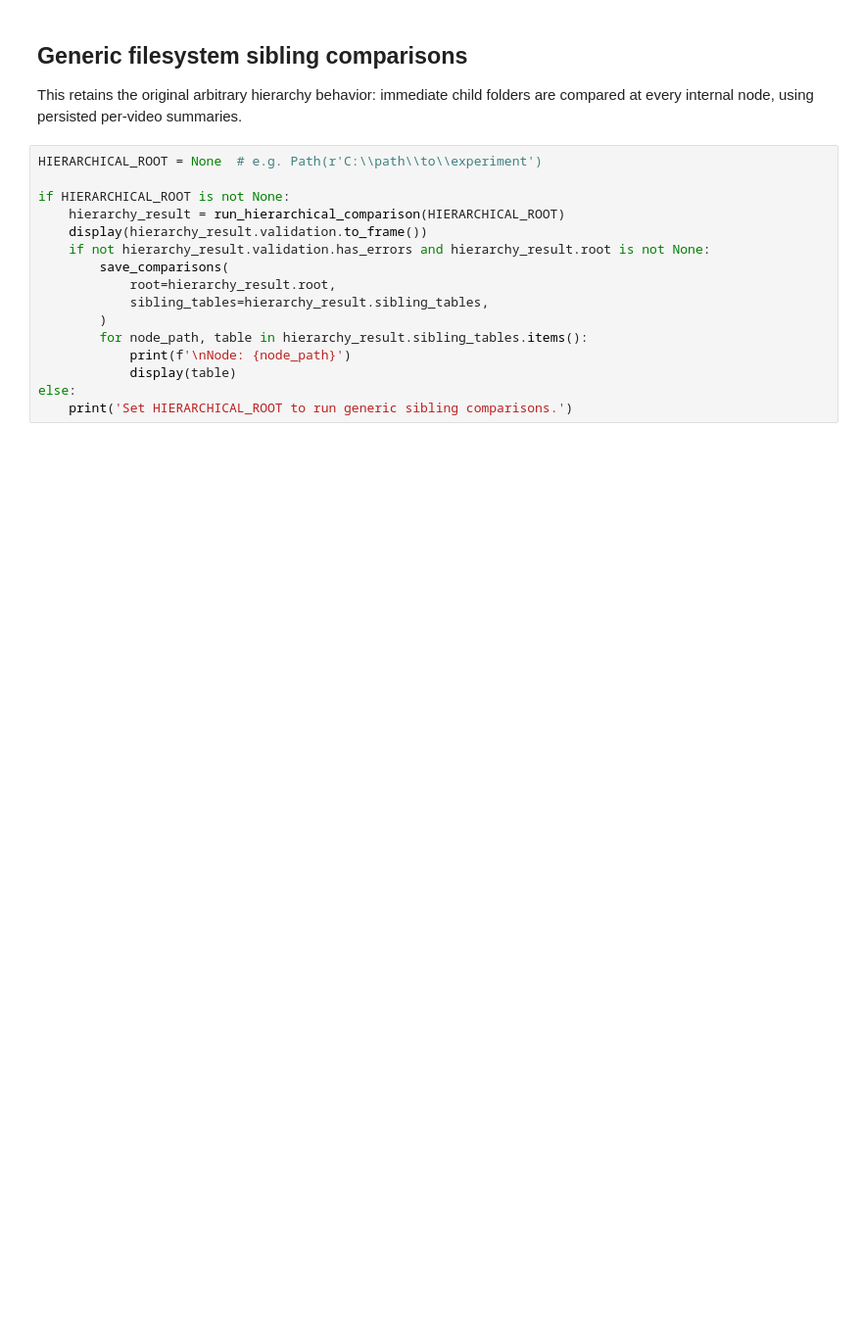
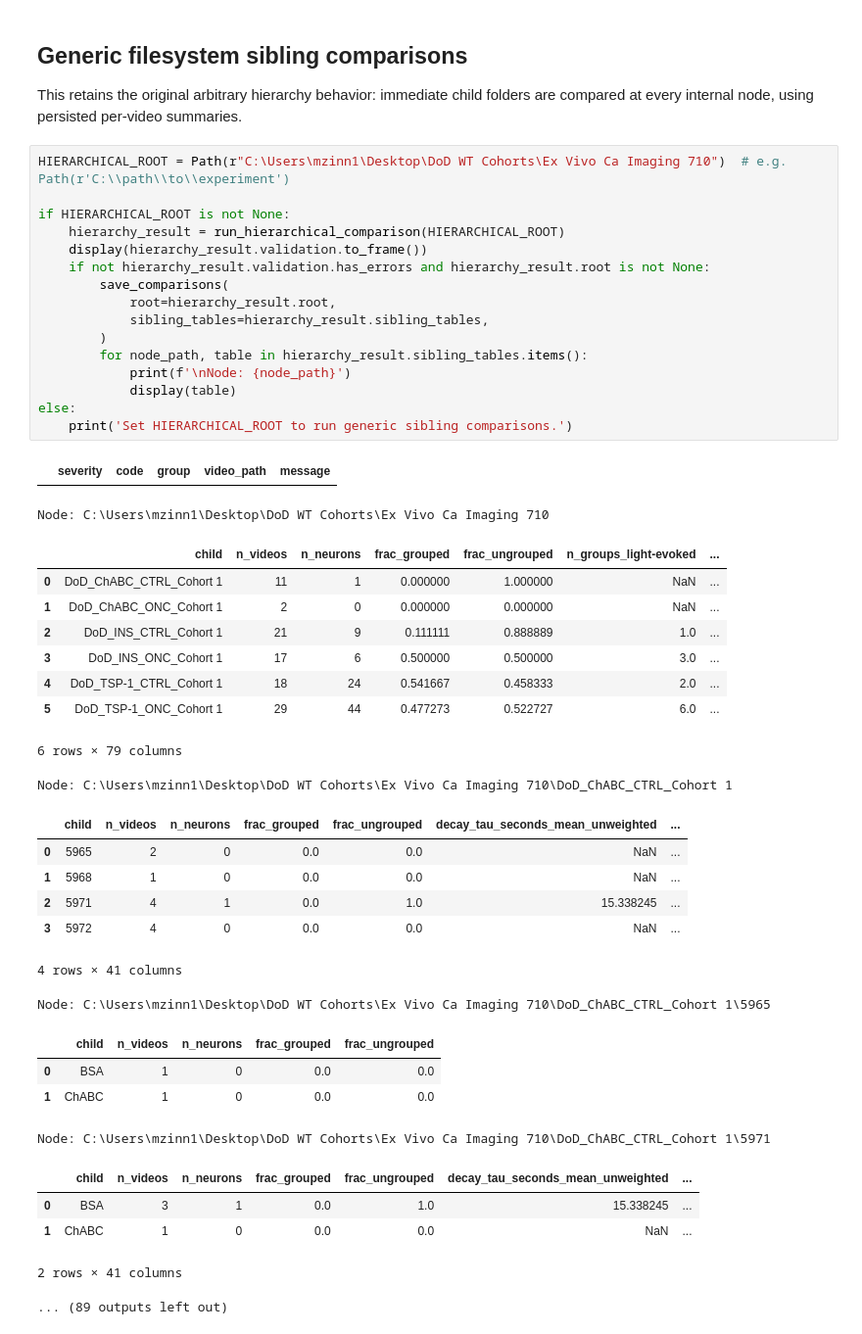
Before and after one commit to EyeResearcher/GCaMP-analysis, a Jupyter notebook: notebooks/comparative_analysis.ipynb, the cells around one changed output. Shown at 98% size. Saved outputs shown, nothing was run; the diff lists cells and outputs as text; blank space fills up the shorter version.

```diff
--- a/notebooks/comparative_analysis.ipynb
+++ b/notebooks/comparative_analysis.ipynb
@@ -88,18 +115,46 @@ else:
 
 This retains the original arbitrary hierarchy behavior: immediate child folders are compared at every internal node, using persisted per-video summaries.
 # %%
-HIERARCHICAL_ROOT = None  # e.g. Path(r'C:\\path\\to\\experiment')
+HIERARCHICAL_ROOT = Path(r"C:\Users\mzinn1\Desktop\DoD WT Cohorts\Ex Vivo Ca Imaging 710")  # e.g. Path(r'C:\\path\\to\\experiment')
 
 if HIERARCHICAL_ROOT is not None:
     hierarchy_result = run_hierarchical_comparison(HIERARCHICAL_ROOT)
     display(hierarchy_result.validation.to_frame())
     if not hierarchy_result.validation.has_errors and hierarchy_result.root is not None:
         save_comparisons(
             root=hierarchy_result.root,
             sibling_tables=hierarchy_result.sibling_tables,
         )
         for node_path, table in hierarchy_result.sibling_tables.items():
             print(f'\nNode: {node_path}')
             display(table)
 else:
     print('Set HIERARCHICAL_ROOT to run generic sibling comparisons.')
+# %% [output]
+|  | severity | code | group | video_path | message |
+Node: C:\Users\mzinn1\Desktop\DoD WT Cohorts\Ex Vivo Ca Imaging 710
+|  | child | n_videos | n_neurons | frac_grouped | frac_ungrouped | n_groups_light-evoked | ... |
+| 0 | DoD_ChABC_CTRL_Cohort 1 | 11 | 1 | 0.000000 | 1.000000 | NaN | ... |
+| 1 | DoD_ChABC_ONC_Cohort 1 | 2 | 0 | 0.000000 | 0.000000 | NaN | ... |
+| 2 | DoD_INS_CTRL_Cohort 1 | 21 | 9 | 0.111111 | 0.888889 | 1.0 | ... |
+| 3 | DoD_INS_ONC_Cohort 1 | 17 | 6 | 0.500000 | 0.500000 | 3.0 | ... |
+| 4 | DoD_TSP-1_CTRL_Cohort 1 | 18 | 24 | 0.541667 | 0.458333 | 2.0 | ... |
+| 5 | DoD_TSP-1_ONC_Cohort 1 | 29 | 44 | 0.477273 | 0.522727 | 6.0 | ... |
+6 rows × 79 columns
+Node: C:\Users\mzinn1\Desktop\DoD WT Cohorts\Ex Vivo Ca Imaging 710\DoD_ChABC_CTRL_Cohort 1
+|  | child | n_videos | n_neurons | frac_grouped | frac_ungrouped | decay_tau_seconds_mean_unweighted | ... |
+| 0 | 5965 | 2 | 0 | 0.0 | 0.0 | NaN | ... |
+| 1 | 5968 | 1 | 0 | 0.0 | 0.0 | NaN | ... |
+| 2 | 5971 | 4 | 1 | 0.0 | 1.0 | 15.338245 | ... |
+| 3 | 5972 | 4 | 0 | 0.0 | 0.0 | NaN | ... |
+4 rows × 41 columns
+Node: C:\Users\mzinn1\Desktop\DoD WT Cohorts\Ex Vivo Ca Imaging 710\DoD_ChABC_CTRL_Cohort 1\5965
+|  | child | n_videos | n_neurons | frac_grouped | frac_ungrouped |
+| 0 | BSA | 1 | 0 | 0.0 | 0.0 |
+| 1 | ChABC | 1 | 0 | 0.0 | 0.0 |
+Node: C:\Users\mzinn1\Desktop\DoD WT Cohorts\Ex Vivo Ca Imaging 710\DoD_ChABC_CTRL_Cohort 1\5971
+|  | child | n_videos | n_neurons | frac_grouped | frac_ungrouped | decay_tau_seconds_mean_unweighted | ... |
+| 0 | BSA | 3 | 1 | 0.0 | 1.0 | 15.338245 | ... |
+| 1 | ChABC | 1 | 0 | 0.0 | 0.0 | NaN | ... |
+2 rows × 41 columns
+... (89 outputs left out)
```
Also changed, not shown: parts of 5 cells of this notebook, 25 other files.
